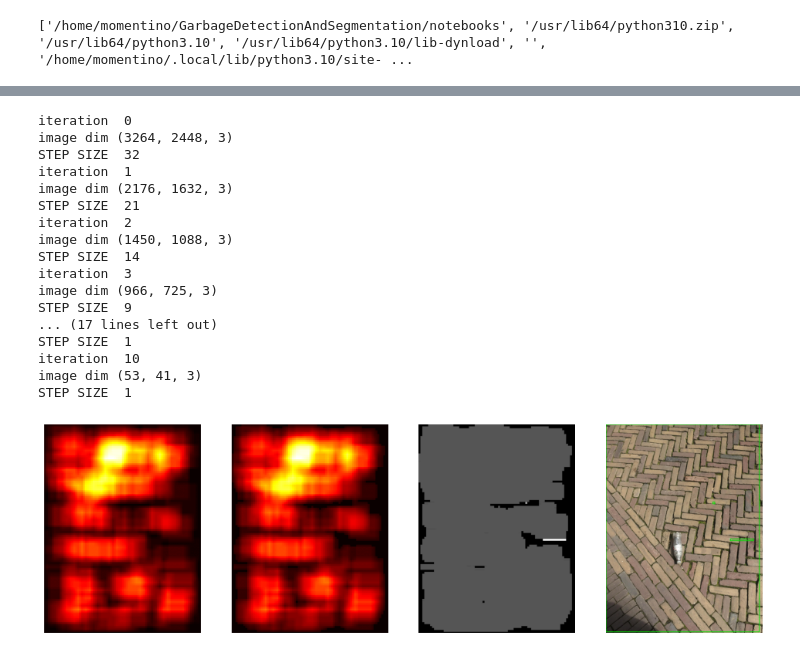
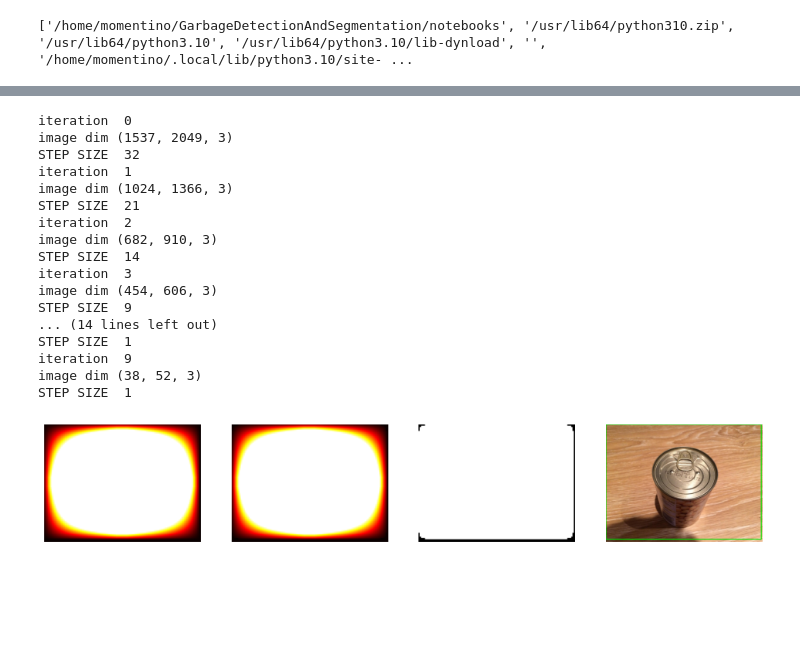
Before and after one commit to momentino/GarbageDetectionAndSegmentation, a Jupyter notebook: notebooks/heatmap.ipynb, the cells around one changed output, grey strips where cells are left out. Saved outputs shown, nothing was run; the diff lists cells and outputs as text; code cells hidden in the pictures; blank space fills up the shorter version.

Commit message:
Completed canny feature implementation

```diff
--- a/notebooks/heatmap.ipynb
+++ b/notebooks/heatmap.ipynb
@@ -23,3 +23,5 @@ from featuresourcer import FeatureSourcer
 from binaryclassifier import BinaryClassifier
 from slider import Slider
 from heatmap import HeatMap
+# %%
+features = "canny"
@@ -26,19 +53,9 @@ from heatmap import HeatMap
 # %%
-svc = joblib.load('svc.pkl')
-scaler = joblib.load('scaler.pkl')
+if(features == "canny"):
+    src = CannyFeatureExtractor(sourcer_params, iio.imread("/home/momentino/TACO/data/batch_3/IMG_4868.JPG"))
+elif(features == "hog"):
+    src = HogFeatureExtractor(sourcer_params, iio.imread("/home/momentino/TACO/data/batch_3/IMG_4868.JPG"))
 
-sourcer_params = {
-  'color_model': 'hls',                # hls, hsv, yuv, ycrcb
-  'bounding_box_h': 48,             #
-  'bounding_box_w': 64,
-  'number_of_orientations': 12,        # 6 - 12
-  'pixels_per_cell': 8,               # 8, 16
-  'cells_per_block': 2,                # 1, 2
-  'do_transform_sqrt': True
-}
-
-cls = BinaryClassifier(svc, scaler)
-src = FeatureSourcer(sourcer_params, iio.imread("/home/momentino/TACO/data/batch_3/IMG_4868.JPG"))
 slider = Slider(sourcer = src, classifier = cls, increment = 32)
 
 img1 = iio.imread("/home/momentino/TACO/data/batch_3/IMG_4868.JPG")
@@ -76,27 +93,30 @@ STEP SIZE  1
 # %%
-src = FeatureSourcer(sourcer_params, iio.imread("/home/momentino/TACO/data/batch_8/000011.jpg"))
+if(features == "canny"):
+    src = CannyFeatureExtractor(sourcer_params, iio.imread("/home/momentino/TACO/data/batch_1/000043.jpg"))
+elif(features == "hog"):
+    src = HogFeatureExtractor(sourcer_params, iio.imread("/home/momentino/TACO/data/batch_1/000043.jpg"))
 slider = Slider(sourcer = src, classifier = cls, increment = 32)
 
-img2 = iio.imread("/home/momentino/TACO/data/batch_8/000011.jpg")
+img2 = iio.imread("/home/momentino/TACO/data/batch_1/000043.jpg")
 
 heatmap = HeatMap(frame = img2, thresh = 6, memory = 4)
 heatmap_test(img2, heatmap)
 # %% [output]
 iteration  0
-image dim (3264, 2448, 3)
+image dim (1537, 2049, 3)
 STEP SIZE  32
 iteration  1
-image dim (2176, 1632, 3)
+image dim (1024, 1366, 3)
 STEP SIZE  21
 iteration  2
-image dim (1450, 1088, 3)
+image dim (682, 910, 3)
 STEP SIZE  14
 iteration  3
-image dim (966, 725, 3)
+image dim (454, 606, 3)
 STEP SIZE  9
-... (17 lines left out)
+... (14 lines left out)
 STEP SIZE  1
-iteration  10
-image dim (53, 41, 3)
+iteration  9
+image dim (38, 52, 3)
 STEP SIZE  1
-[figure, old version]
+[figure, new version]
```
Also changed, not shown: parts of 4 cells of this notebook, 8 other files.
